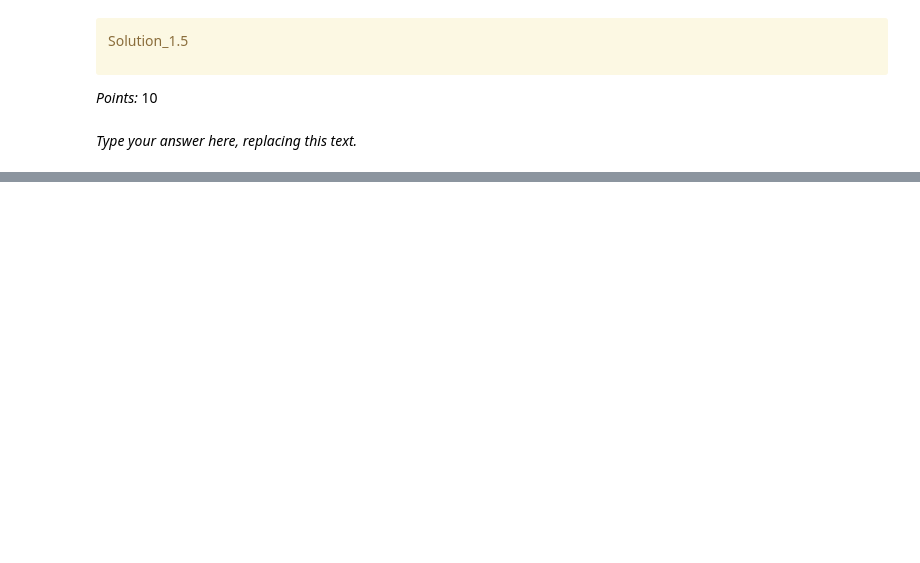
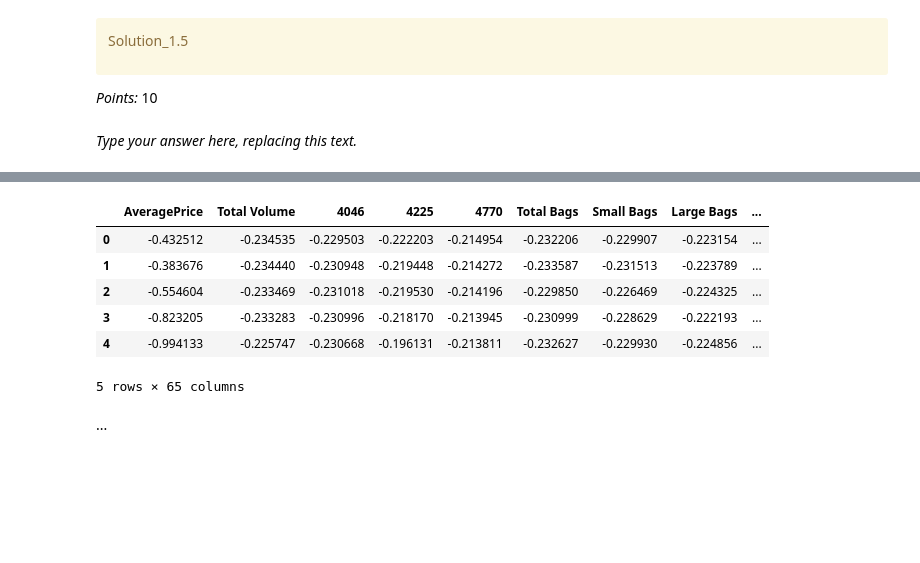
Before and after one commit to RisshailSethi/330_hw8, a Jupyter notebook: hw8.ipynb, the cells around one changed output, grey strips where cells are left out. Cells and saved outputs as stored; diff of their text form; code cells hidden in the pictures; blank space fills up the shorter version.

```diff
--- a/hw8.ipynb
+++ b/hw8.ipynb
@@ -407,0 +406,6 @@ test_r2 = None
+# %%
+df_train.loc[:, 'BaselinePrediction'] = df_train["AveragePrice"]
+df_test.loc[:, 'BaselinePrediction'] = df_test["AveragePrice"]
+train_r2 = r2_score(df_train['AveragePriceNextWeek'], df_train['BaselinePrediction'])
+
+train_r2
@@ -453,0 +489,8 @@ _Type your answer here, replacing this text._
+# %%
+numeric_features = [
+    "AveragePrice", "Total Volume", "4046", "4225", "4770",
+    "Total Bags", "Small Bags", "Large Bags", "XLarge Bags"
+]
+categorical_features = ["type", "region"]
+drop_features = ["Date", "year","BaselinePrediction"]
+target = ["AveragePriceNextWeek"]
@@ -453,0 +546,19 @@ _Type your answer here, replacing this text._
+# %%
+X_train_enc, y_train, X_test_enc, y_test, preprocessor = preprocess_features(
+    train_df=df_train,
+    test_df=df_test,
+    numeric_features=numeric_features,
+    categorical_features=categorical_features,
+    drop_features=drop_features,
+    target=target
+)
+# %%
+X_train_enc.head()
+# %% [output]
+|  | AveragePrice | Total Volume | 4046 | 4225 | 4770 | Total Bags | Small Bags | Large Bags | ... |
+| 0 | -0.432512 | -0.234535 | -0.229503 | -0.222203 | -0.214954 | -0.232206 | -0.229907 | -0.223154 | ... |
+| 1 | -0.383676 | -0.234440 | -0.230948 | -0.219448 | -0.214272 | -0.233587 | -0.231513 | -0.223789 | ... |
+| 2 | -0.554604 | -0.233469 | -0.231018 | -0.219530 | -0.214196 | -0.229850 | -0.226469 | -0.224325 | ... |
+| 3 | -0.823205 | -0.233283 | -0.230996 | -0.218170 | -0.213945 | -0.230999 | -0.228629 | -0.222193 | ... |
+| 4 | -0.994133 | -0.225747 | -0.230668 | -0.196131 | -0.213811 | -0.232627 | -0.229930 | -0.224856 | ... |
+5 rows × 65 columns
@@ -454,3 +580,5 @@ _Type your answer here, replacing this text._
+# %% [markdown]
+...
 # %%
 ...
 # %%
```
Also changed, not shown: parts of 29 cells of this notebook.
